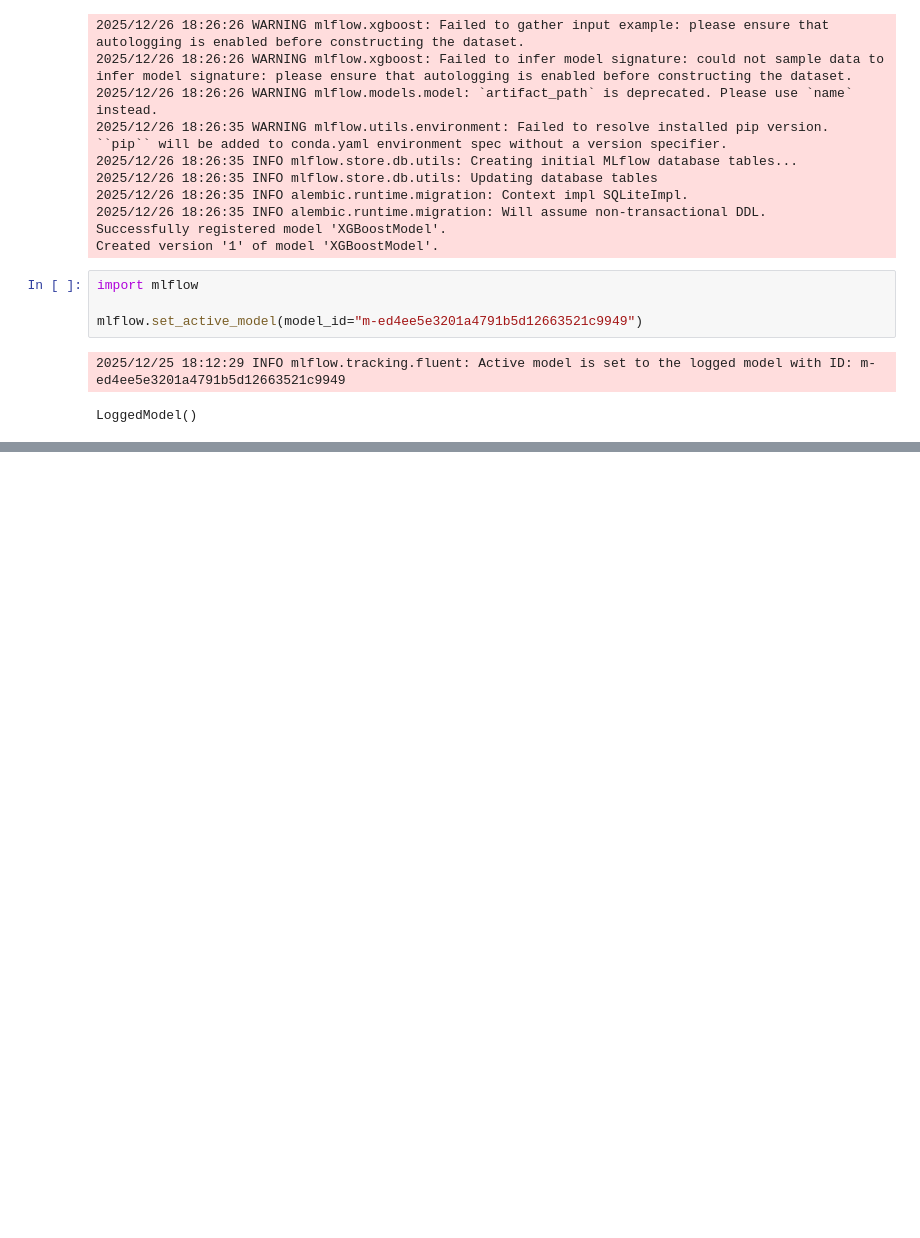
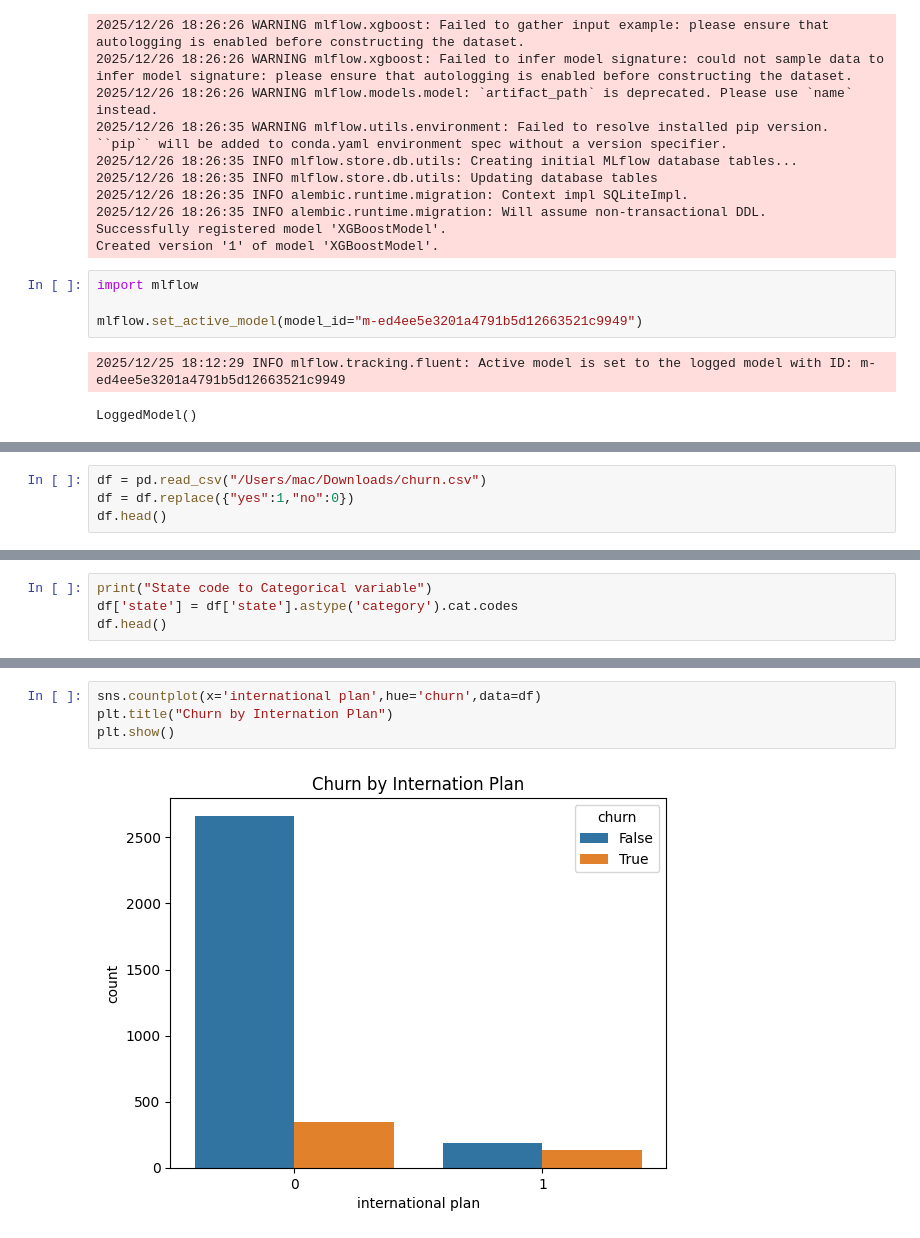
Before and after one commit to SardarArslan/MLOPS, a Jupyter notebook: Untitled.ipynb, the cells around one changed output, grey strips where cells are left out. Drawn from its saved outputs; the diff is of its cells as text; blank space fills up the shorter version.

```diff
--- a/Untitled.ipynb
+++ b/Untitled.ipynb
@@ -489,0 +489,4 @@ OSError: No such file or directory: 'models/m-ed4ee5e3201a4791b5d12663521c9949/a
+# %%
+df = pd.read_csv("/Users/mac/Downloads/churn.csv")
+df = df.replace({"yes":1,"no":0})
+df.head()
@@ -489,0 +530,4 @@ OSError: No such file or directory: 'models/m-ed4ee5e3201a4791b5d12663521c9949/a
+# %%
+print("State code to Categorical variable")
+df['state'] = df['state'].astype('category').cat.codes
+df.head()
@@ -489,0 +543,6 @@ OSError: No such file or directory: 'models/m-ed4ee5e3201a4791b5d12663521c9949/a
+# %%
+sns.countplot(x='international plan',hue='churn',data=df)
+plt.title("Churn by Internation Plan")
+plt.show()
+# %% [output]
+[figure, added]
```
Also changed, not shown: parts of 18 cells of this notebook, 19 other files.
